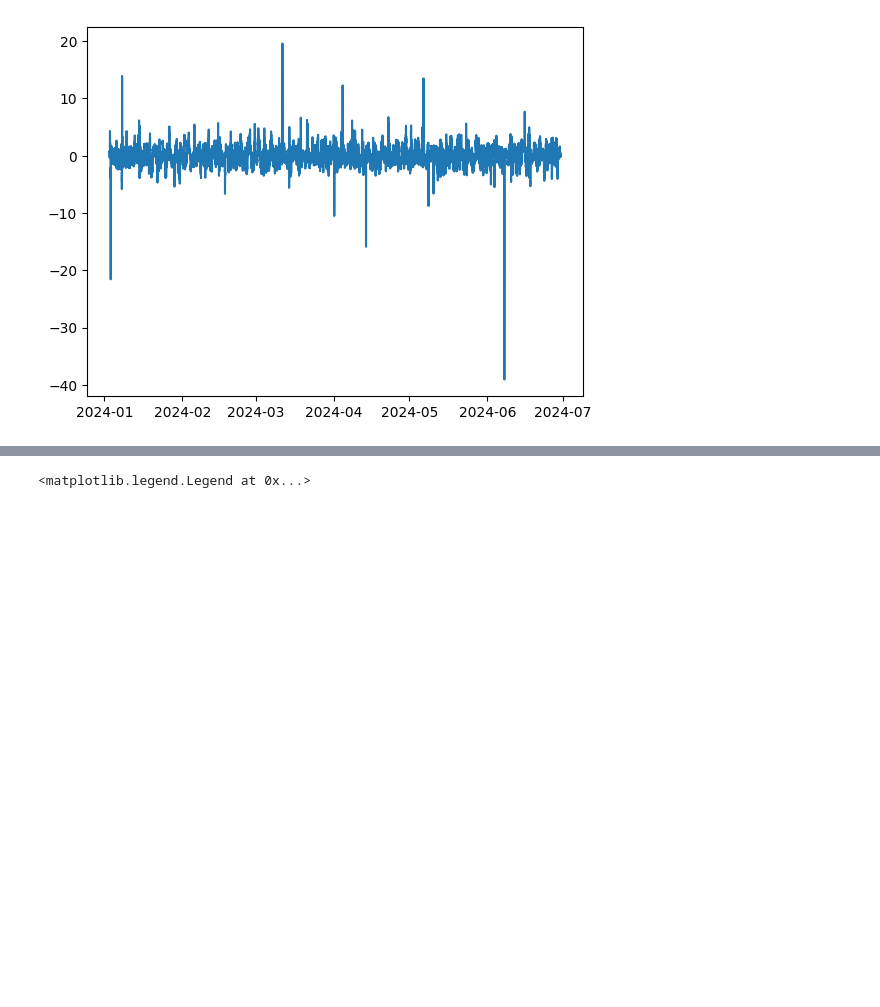
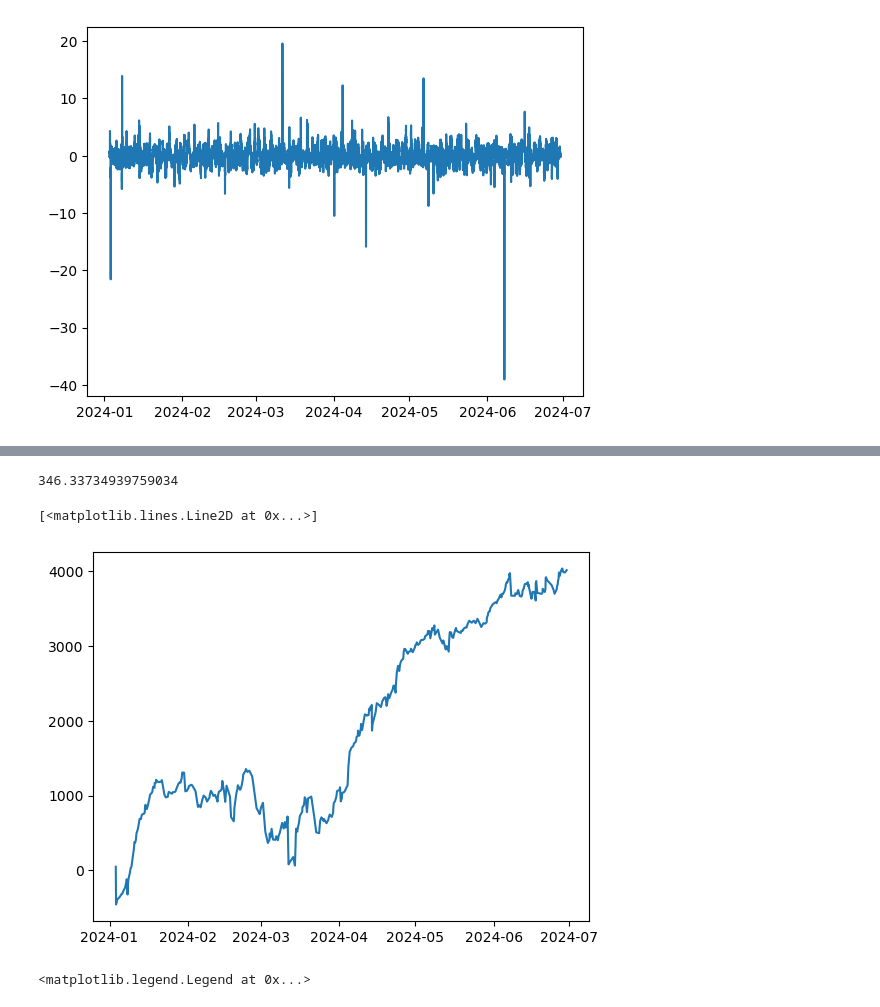
Before and after one commit to alexandrosdp/PairsTrading, a Jupyter notebook: main.ipynb, the cells around one changed output, grey strips where cells are left out. Saved outputs shown, nothing was run; the diff lists cells and outputs as text; code cells hidden in the pictures; blank space fills up the shorter version.

```diff
--- a/main.ipynb
+++ b/main.ipynb
@@ -559,7 +369,7 @@ btc_wbtc_key_metrics_df
 # %%
 #Params:
 window_size = 288
-entry_threshold= 3 #3 was prev
+entry_threshold= 1 #3 was prev
 exit_threshold= 0
 stop_loss_threshold = 100
 # %%
@@ -585,6 +395,6 @@ zscore_series, rolling_mean, rolling_std = compute_rolling_zscore(spread_series,
 #                                   FOR CLOSING PRICE DATA
 #------------------------------------------------------------------------------------------
 # Generate trading signals (positions) based on the spread's z-score
-positions, trade_entries, trade_exits = backtest_pair_rolling(spread_series,S1,S2,zscore_series, entry_threshold, exit_threshold, stop_loss_threshold)
+positions, trade_entries, trade_exits = backtest_pair_rolling(S1,S2,zscore_series, entry_threshold, exit_threshold, stop_loss_threshold)
 # %% [output]
 Testing strategy on pair: XRPUSDT_2024_5m and ADAUSDT_2024_5m ...
@@ -697,3 +621,19 @@ Dual leg trade profit rate: 22.58%
+# %%
+#Calculate trade durations in minutes
+trade_durations = []
+for entry, exit in zip(entry_times, exit_times):
+    if entry is not None and exit is not None:
+        trade_duration = (exit - entry).total_seconds() / 60
+        trade_durations.append(trade_duration)
+
+np.mean(trade_durations)
+# %% [output]
+346.33734939759034
+# %%
+plt.plot(cumulative_profit_series)
+# %% [output]
+[<matplotlib.lines.Line2D at 0x...>]
+[figure, added]
 # %%
 plt.plot(cumulative_profit_series, label='Cumulative Profit', color = 'green')
 plt.title(f"Cumulative Profit for {sym1} ~ {sym2}", fontweight='bold')
```
Also changed, not shown: parts of 15 cells of this notebook, 9 other files.
